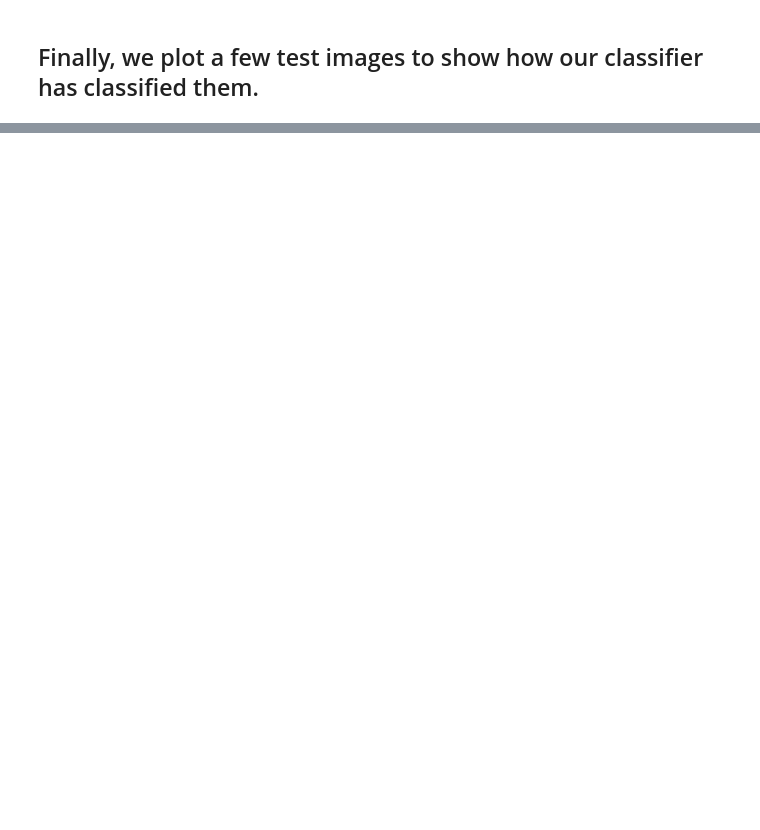
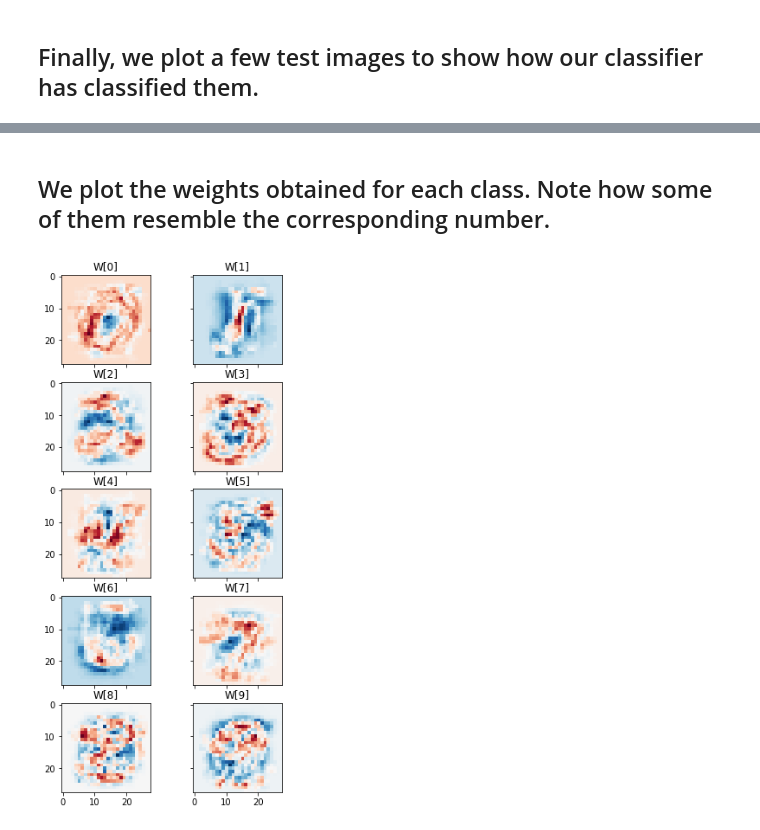
Before and after one commit to awikner/TREND, a Jupyter notebook: TREND_Logistic_Regression.ipynb, the cells around one changed output, grey strips where cells are left out. Cells and saved outputs as stored; diff of their text form; code cells hidden in the pictures; blank space fills up the shorter version.

```diff
--- a/TREND_Logistic_Regression.ipynb
+++ b/TREND_Logistic_Regression.ipynb
@@ -87,0 +87,28 @@ plt.show()
+# %% [markdown]
+## We plot the weights obtained for each class. Note how some of them resemble the corresponding number.
+# %%
+fig, axs = plt.subplots(5, 2, figsize = (5,11))
+axs[0,0].imshow(invert(classifier.coef_[0].reshape(28,28)),interpolation='nearest',cmap="RdBu")
+axs[0,0].set_title('W[0]')
+axs[0,1].imshow(invert(classifier.coef_[1].reshape(28,28)),interpolation='nearest',cmap="RdBu")
+axs[0,1].set_title('W[1]')
+axs[1,0].imshow(invert(classifier.coef_[2].reshape(28,28)),interpolation='nearest',cmap="RdBu")
+axs[1,0].set_title('W[2]')
+axs[1,1].imshow(invert(classifier.coef_[3].reshape(28,28)),interpolation='nearest',cmap="RdBu")
+axs[1,1].set_title('W[3]')
+axs[2,0].imshow(invert(classifier.coef_[4].reshape(28,28)),interpolation='nearest',cmap="RdBu")
+axs[2,0].set_title('W[4]')
+axs[2,1].imshow(invert(classifier.coef_[5].reshape(28,28)),interpolation='nearest',cmap="RdBu")
+axs[2,1].set_title('W[5]')
+axs[3,0].imshow(invert(classifier.coef_[6].reshape(28,28)),interpolation='nearest',cmap="RdBu")
+axs[3,0].set_title('W[6]')
+axs[3,1].imshow(invert(classifier.coef_[7].reshape(28,28)),interpolation='nearest',cmap="RdBu")
+axs[3,1].set_title('W[7]')
+axs[4,0].imshow(invert(classifier.coef_[8].reshape(28,28)),interpolation='nearest',cmap="RdBu")
+axs[4,0].set_title('W[8]')
+axs[4,1].imshow(invert(classifier.coef_[9].reshape(28,28)),interpolation='nearest',cmap="RdBu")
+axs[4,1].set_title('W[9]')
+for ax in axs.flat:
+    ax.label_outer()
+# %% [output]
+[figure, added]
```
Also changed, not shown: parts of 5 cells of this notebook.
